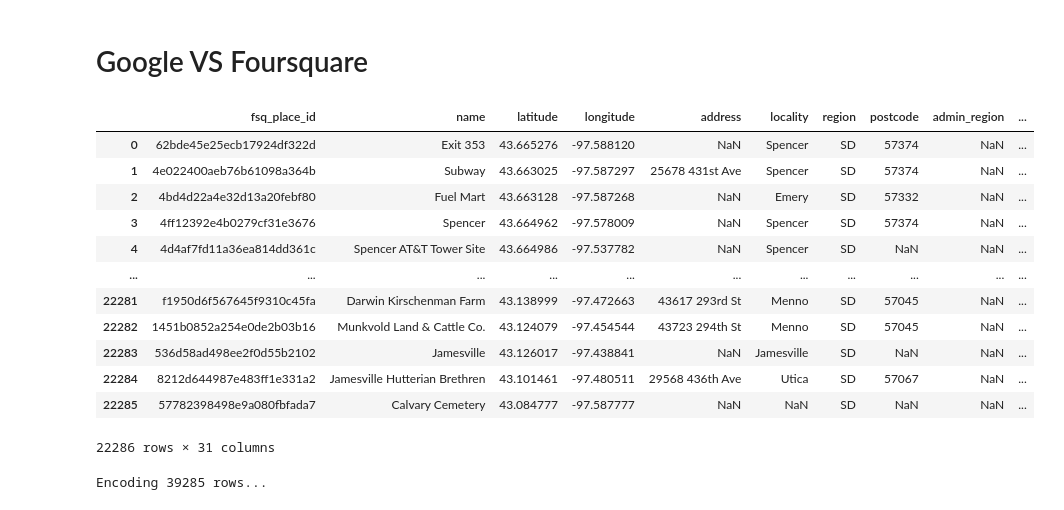
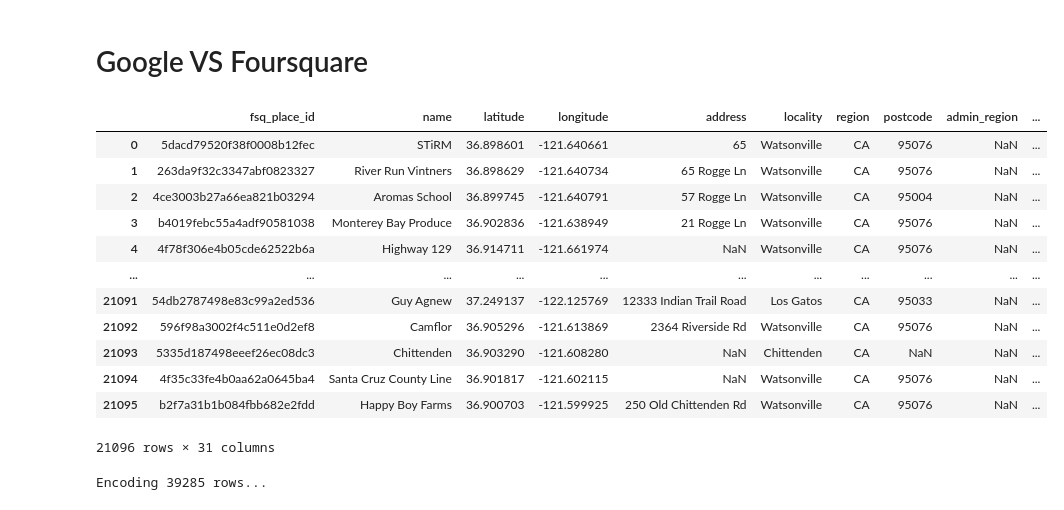
Before and after one commit to HOUPU1993/POI-study, a Jupyter notebook: 2.data_engenering/data_engineering.ipynb, the cells around one changed output. Cells and saved outputs as stored; diff of their text form; code cells hidden in the pictures.

```diff
--- a/2.data_engenering/data_engineering.ipynb
+++ b/2.data_engenering/data_engineering.ipynb
@@ -2810,22 +2862,22 @@ ny_gplc_sf.drop(columns=['cand_ids','cand_dist_m']).to_file('/Users/houpuli/Redl
 # %% [markdown]
 # Google VS Foursquare
 # %%
-fsq = gpd.read_file('/Users/houpuli/Redlining Lab Dropbox/HOUPU LI/POI research/Sioux_Falls_MSA/Sious_Falls_msa_poi/siousfalls_fsq.geojson')
+fsq = gpd.read_file('/Users/houpuli/Redlining Lab Dropbox/HOUPU LI/POI research/SantaCruz_MSA/santacruz_msa_poi/santacruz_fsq.geojson')
 fsq
 # %% [output]
 |  | fsq_place_id | name | latitude | longitude | address | locality | region | postcode | admin_region | ... |
-| 0 | 62bde45e25ecb17924df322d | Exit 353 | 43.665276 | -97.588120 | NaN | Spencer | SD | 57374 | NaN | ... |
-| 1 | 4e022400aeb76b61098a364b | Subway | 43.663025 | -97.587297 | 25678 431st Ave | Spencer | SD | 57374 | NaN | ... |
-| 2 | 4bd4d22a4e32d13a20febf80 | Fuel Mart | 43.663128 | -97.587268 | NaN | Emery | SD | 57332 | NaN | ... |
-| 3 | 4ff12392e4b0279cf31e3676 | Spencer | 43.664962 | -97.578009 | NaN | Spencer | SD | 57374 | NaN | ... |
-| 4 | 4d4af7fd11a36ea814dd361c | Spencer AT&T Tower Site | 43.664986 | -97.537782 | NaN | Spencer | SD | NaN | NaN | ... |
+| 0 | 5dacd79520f38f0008b12fec | STiRM | 36.898601 | -121.640661 | 65 | Watsonville | CA | 95076 | NaN | ... |
+| 1 | 263da9f32c3347abf0823327 | River Run Vintners | 36.898629 | -121.640734 | 65 Rogge Ln | Watsonville | CA | 95076 | NaN | ... |
+| 2 | 4ce3003b27a66ea821b03294 | Aromas School | 36.899745 | -121.640791 | 57 Rogge Ln | Watsonville | CA | 95004 | NaN | ... |
+| 3 | b4019febc55a4adf90581038 | Monterey Bay Produce | 36.902836 | -121.638949 | 21 Rogge Ln | Watsonville | CA | 95076 | NaN | ... |
+| 4 | 4f78f306e4b05cde62522b6a | Highway 129 | 36.914711 | -121.661974 | NaN | Watsonville | CA | 95076 | NaN | ... |
 | ... | ... | ... | ... | ... | ... | ... | ... | ... | ... | ... |
-| 22281 | f1950d6f567645f9310c45fa | Darwin Kirschenman Farm | 43.138999 | -97.472663 | 43617 293rd St | Menno | SD | 57045 | NaN | ... |
-| 22282 | 1451b0852a254e0de2b03b16 | Munkvold Land & Cattle Co. | 43.124079 | -97.454544 | 43723 294th St | Menno | SD | 57045 | NaN | ... |
-| 22283 | 536d58ad498ee2f0d55b2102 | Jamesville | 43.126017 | -97.438841 | NaN | Jamesville | SD | NaN | NaN | ... |
-| 22284 | 8212d644987e483ff1e331a2 | Jamesville Hutterian Brethren | 43.101461 | -97.480511 | 29568 436th Ave | Utica | SD | 57067 | NaN | ... |
-| 22285 | 57782398498e9a080fbfada7 | Calvary Cemetery | 43.084777 | -97.587777 | NaN | NaN | SD | NaN | NaN | ... |
+| 21091 | 54db2787498e83c99a2ed536 | Guy Agnew | 37.249137 | -122.125769 | 12333 Indian Trail Road | Los Gatos | CA | 95033 | NaN | ... |
+| 21092 | 596f98a3002f4c511e0d2ef8 | Camflor | 36.905296 | -121.613869 | 2364 Riverside Rd | Watsonville | CA | 95076 | NaN | ... |
+| 21093 | 5335d187498eeef26ec08dc3 | Chittenden | 36.903290 | -121.608280 | NaN | Chittenden | CA | NaN | NaN | ... |
+| 21094 | 4f35c33fe4b0aa62a0645ba4 | Santa Cruz County Line | 36.901817 | -121.602115 | NaN | Watsonville | CA | 95076 | NaN | ... |
+| 21095 | b2f7a31b1b084fbb682e2fdd | Happy Boy Farms | 36.900703 | -121.599925 | 250 Old Chittenden Rd | Watsonville | CA | 95076 | NaN | ... |
-22286 rows × 31 columns
+21096 rows × 31 columns
 # %%
 gplc_fsq = search_spatial_candidates(reference_gdf=gplc, compared_gdf=fsq, id_col = "fsq_place_id", k=100)
 # %%
```
Also changed, not shown: parts of 64 cells of this notebook, 2 other files.
